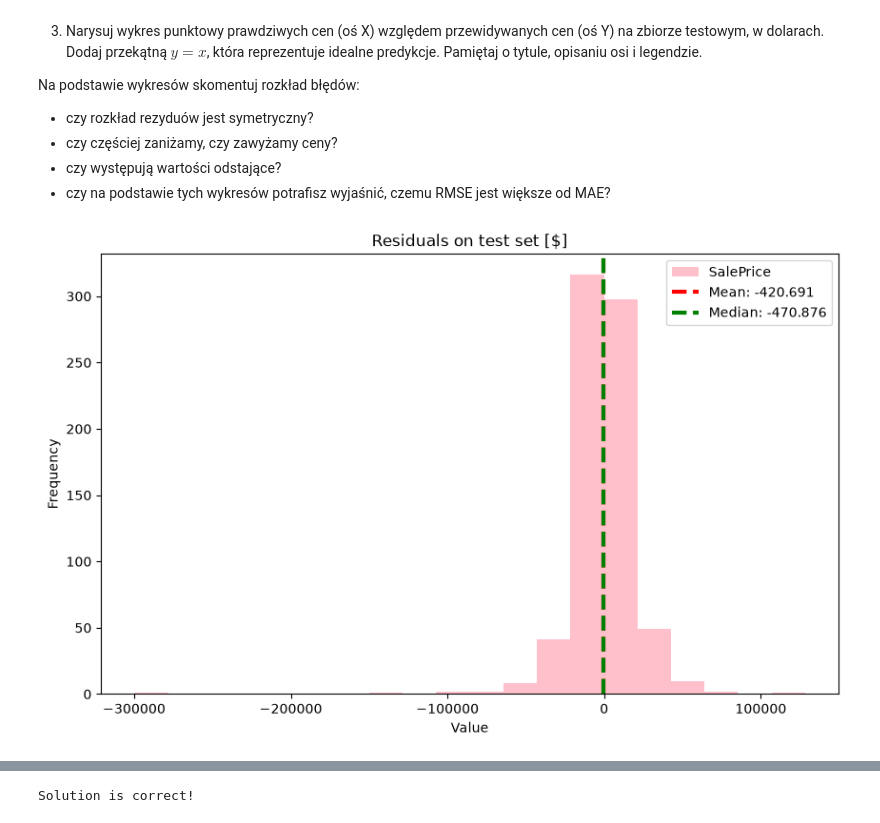
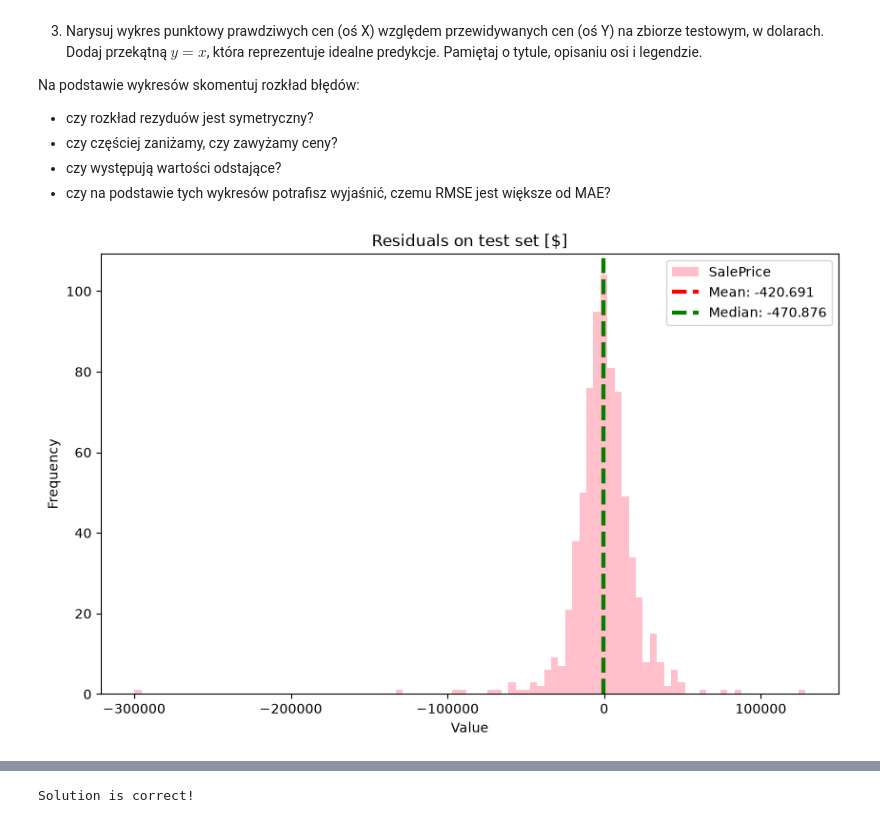
Before and after one commit to xxdagi/Podstawy-Sztucznej-Inteligencji, a Jupyter notebook: lab1/lab_1.ipynb, the cells around one changed output, grey strips where cells are left out. Cells and saved outputs as stored; diff of their text form; code cells hidden in the pictures.

```diff
--- a/lab1/lab_1.ipynb
+++ b/lab1/lab_1.ipynb
@@ -877,6 +877,6 @@ y_test_pred = np.expm1(reg_linear.predict(X_test))
 
 residuals = y_test_true - y_test_pred
 # %%
-plot_distribution(residuals, title="Residuals on test set [$]", bins=20)
+plot_distribution(residuals, title="Residuals on test set [$]", bins=95)
 # %% [output]
-[figure, old version]
+[figure, new version]
```
Also changed, not shown: parts of 21 cells of this notebook.
